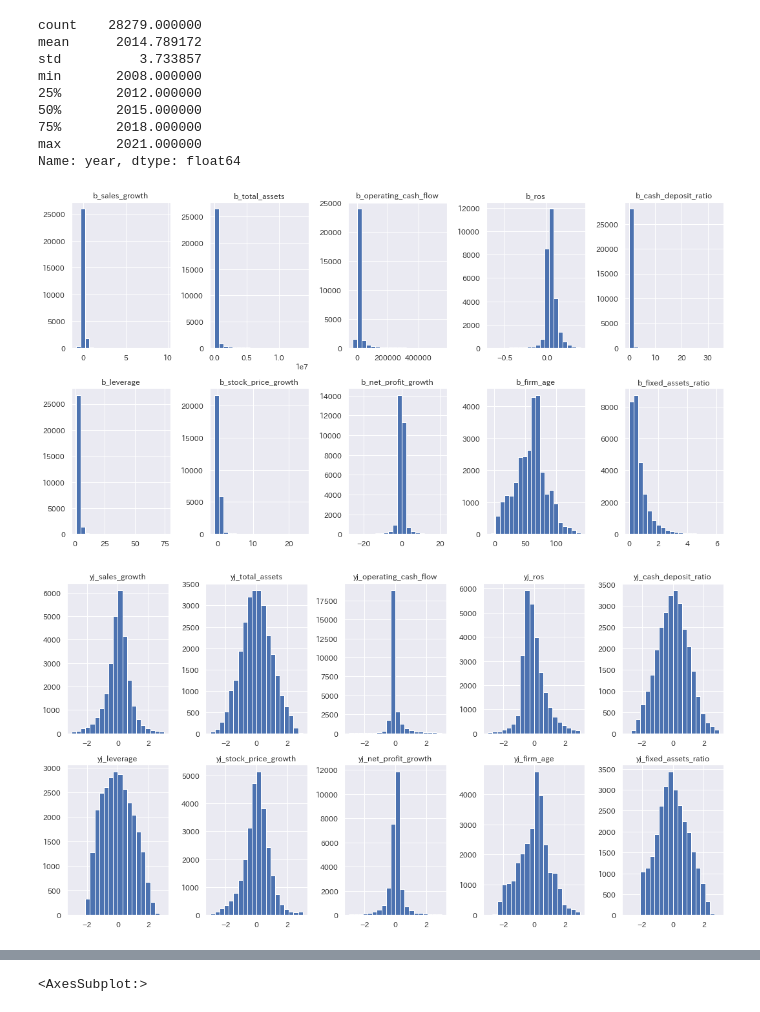
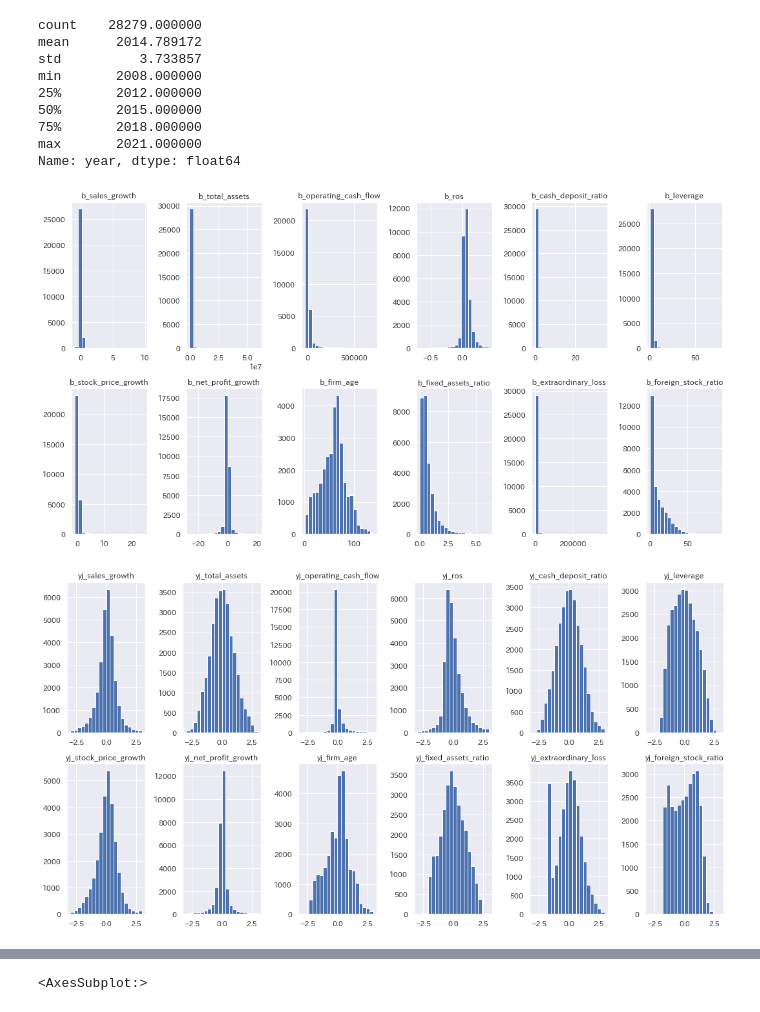
Before and after one commit to koecihtio/WorkShop, a Jupyter notebook: Analysis/visualization.ipynb, the cells around one changed output, grey strips where cells are left out. Cells and saved outputs as stored; diff of their text form; code cells hidden in the pictures.

```diff
--- a/Analysis/visualization.ipynb
+++ b/Analysis/visualization.ipynb
@@ -9,9 +9,15 @@ from sklearn.preprocessing import PowerTransformer
 sns.set_theme(style='whitegrid')
 # %%
 # データの読み込み
-path = '../../data/SPEEDA/CompanyList/CompanyListProcessed.csv'
+path = '../../data/SPEEDA/CompanyList_1018/CompanyListProcessed.csv'
 df = pd.read_csv(path, header=0, encoding='cp932')
 # print(df.columns)
+
+# BCPデータの読み込み
+path = '../../data/SPEEDA/CompanyList_1018/CompanyListBinded.csv'
+bcp = pd.read_csv(path, header=0, encoding='cp932')
+bcp = bcp[['stock_code', 'year', 'BCP', 'BCP_first', 'BCP_dev']]
+bcp = bcp.query('year <= 2020')
 
 # Yeo-Johnsonデータの読み込み
 path = '../../data/Analysis/analysis_data.csv'
@@ -114,9 +124,9 @@ Name: year, dtype: float64
 df.columns
 # %%
 h = df[[
-    'b_sales_growth', 'b_total_assets', 'b_operating_cash_flow',
-    'b_ros', 'b_cash_deposit_ratio', 'b_leverage', 'b_stock_price_growth',
-    'b_net_profit_growth', 'b_firm_age', 'b_fixed_assets_ratio'
+    'b_sales_growth', 'b_total_assets', 'b_operating_cash_flow', 'b_ros', 'b_cash_deposit_ratio', 'b_leverage',
+    'b_stock_price_growth', 'b_net_profit_growth', 'b_firm_age', 'b_fixed_assets_ratio', 'b_extraordinary_loss',
+    'b_foreign_stock_ratio'
     ]]
 
 def draw_hist(s, row, col, q_min=0, q_max=1):
@@ -126,38 +136,38 @@ def draw_hist(s, row, col, q_min=0, q_max=1):
     axes[row][col].set_title(s2.name)
     axes[row][col].hist(s2, bins=20)
 
-fig, axes = plt.subplots(nrows=2, ncols=5, figsize=(15, 8))
+fig, axes = plt.subplots(nrows=2, ncols=6, figsize=(15, 8))
 k = 0
 for i in range(2):
-    for j in range(5):
+    for j in range(6):
         s = h.iloc[:, k]
         draw_hist(s=s, row=i, col=j)
         k += 1
 
 plt.tight_layout()
 # %% [output]
-[figure, old version]
+[figure, new version]
 # %%
 def draw_hist(s, row, col, q_min=0, q_max=1, x_min=-2, x_max=2):
     qmin = s.quantile(q_min)
     qmax = s.quantile(q_max)
     s2 = s[(qmin <= s) & (s <= qmax)]
     axes[row][col].set_title(s2.name)
     axes[row][col].hist(s2, range=(x_min, x_max), bins=20)
 
 cols = [c for c in df_yj.columns if ('yj_' in c) & ~('lag_' in c)]
 h = df_yj[cols]
-fig, axes = plt.subplots(nrows=2, ncols=5, figsize=(15, 8))
+fig, axes = plt.subplots(nrows=2, ncols=6, figsize=(15, 8))
 k = 0
 for i in range(2):
-    for j in range(5):
+    for j in range(6):
         s = h.iloc[:, k]
         draw_hist(s=s, row=i, col=j, x_min=-3, x_max=3)
         k += 1
 
 plt.tight_layout()
 # %% [output]
-[figure, old version]
+[figure, new version]
 # %%
 # 調整前相関行列
 cmap = sns.cubehelix_palette(rot=-.2, as_cmap=True)
```
Also changed, not shown: parts of 7 cells of this notebook, 6 other files.
